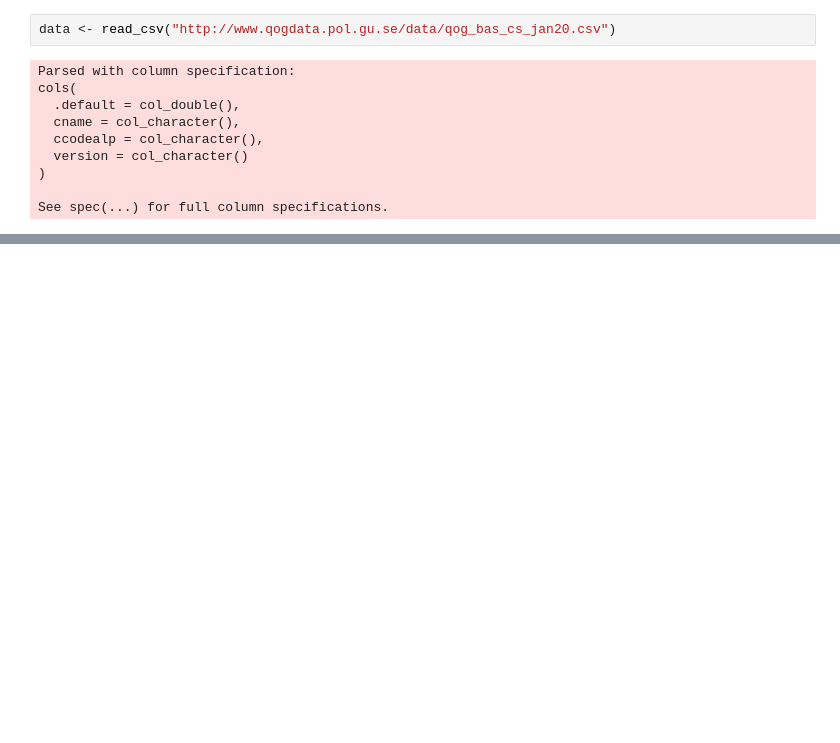
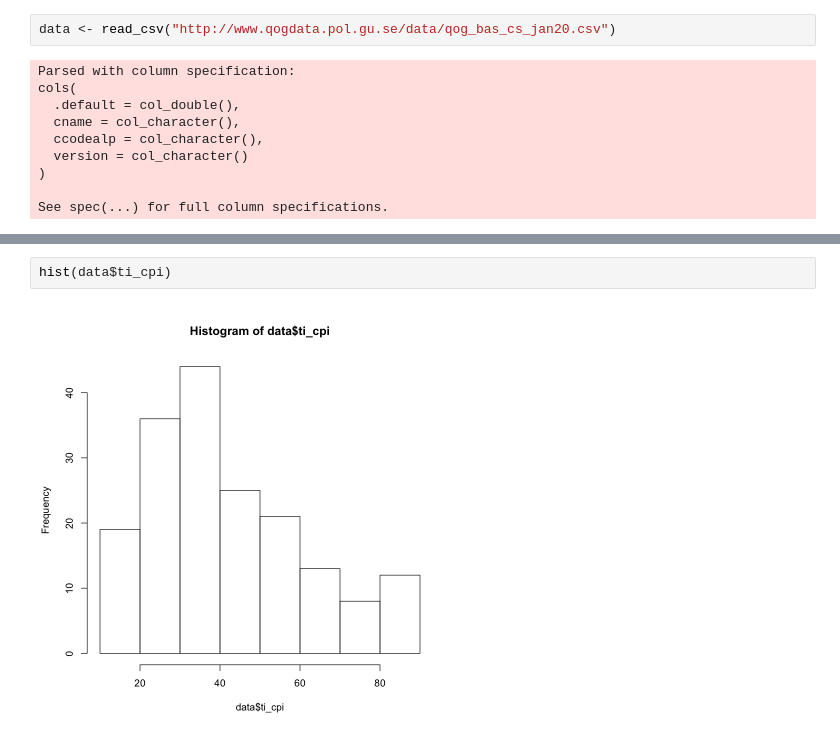
Before and after one commit to anderssundell/dots, a Jupyter notebook: interactivetest.ipynb, the cells around one changed output, grey strips where cells are left out. Saved outputs shown, nothing was run; the diff lists cells and outputs as text; blank space fills up the shorter version.

```diff
--- a/interactivetest.ipynb
+++ b/interactivetest.ipynb
@@ -46,0 +34,4 @@ Warning message:
+# %%
+hist(data$ti_cpi)
+# %% [output]
+[figure, added]
```
Also changed, not shown: parts of 10 cells of this notebook.
